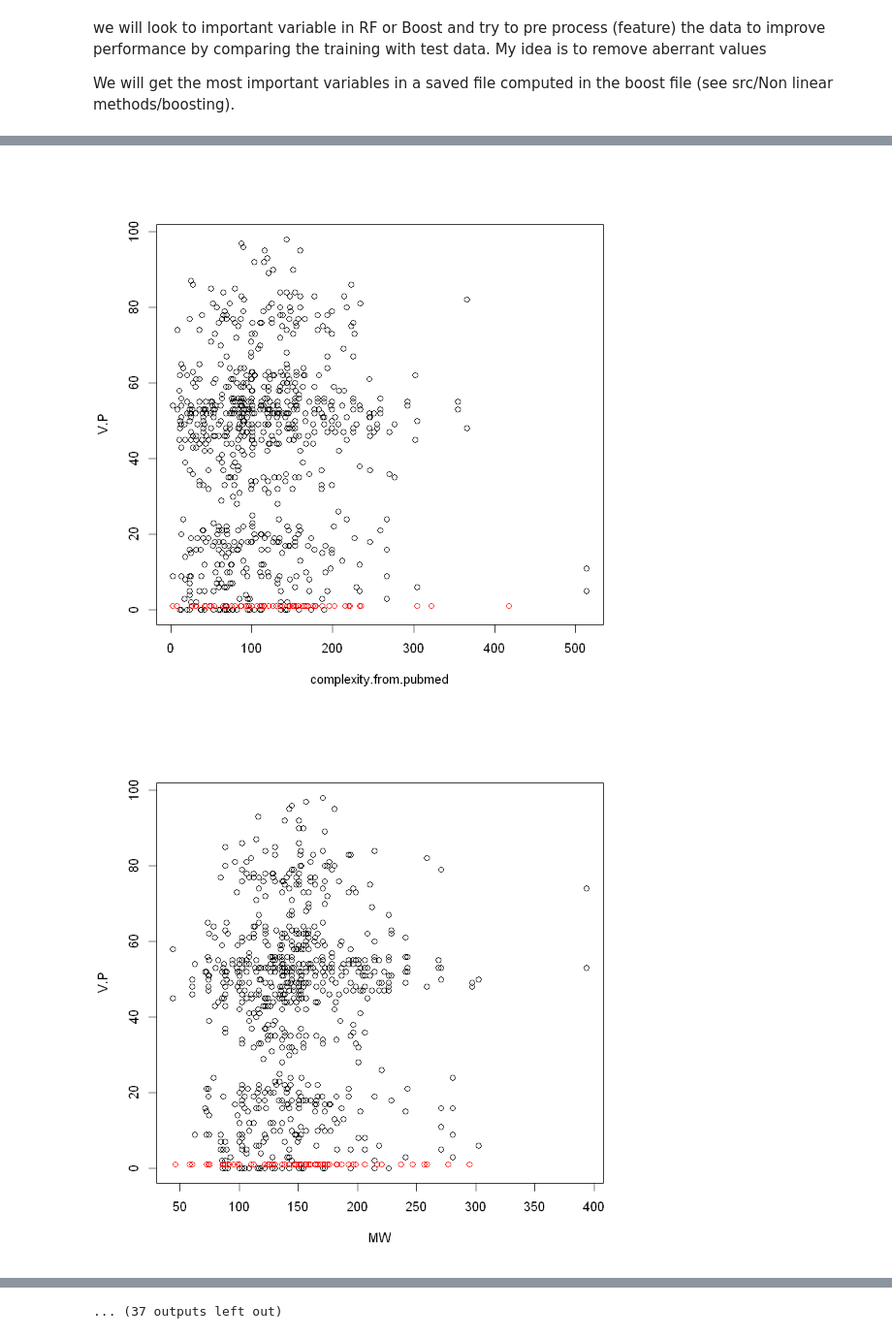
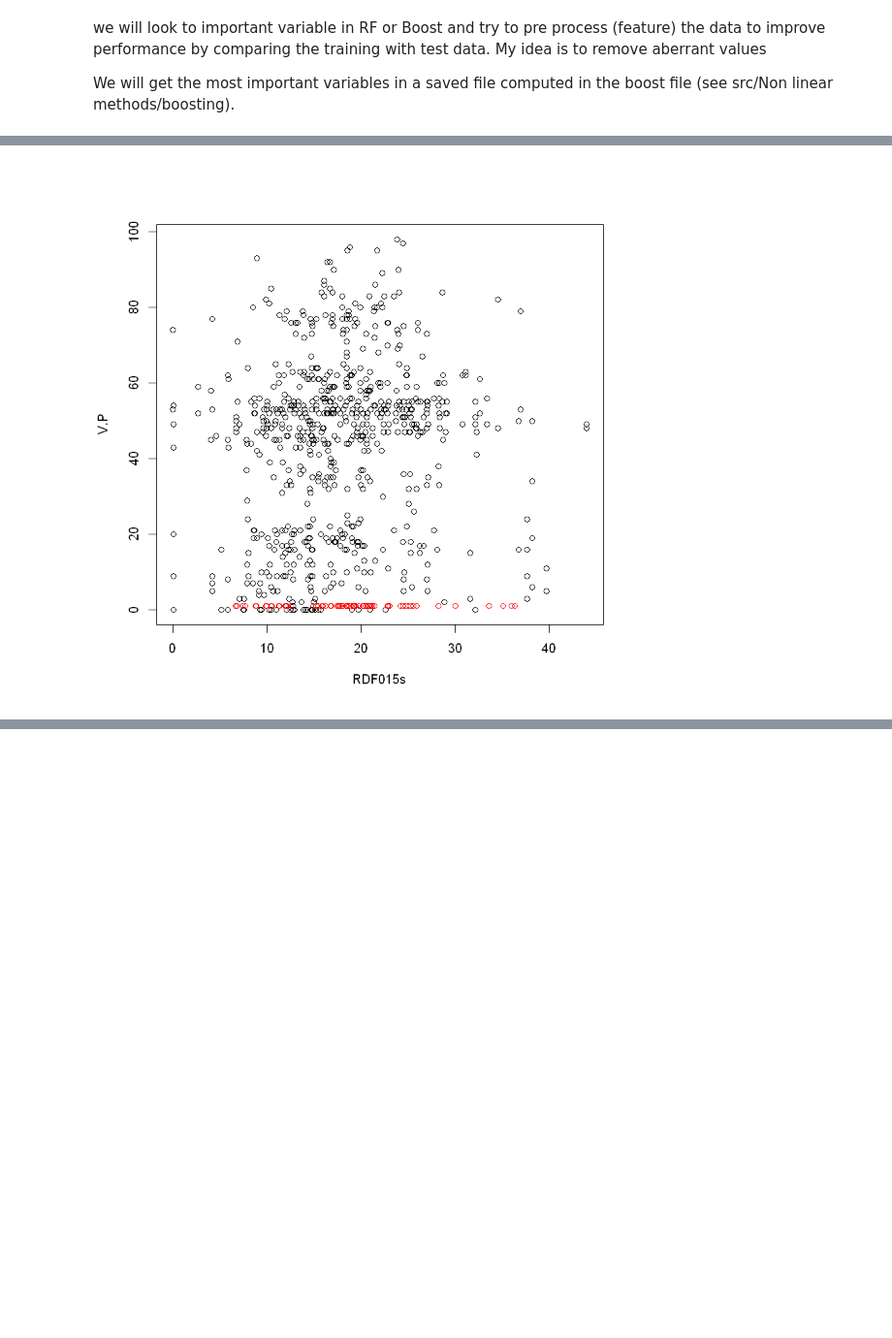
Before and after one commit to Candice-Romuald/ML-project, a Jupyter notebook: src/visualize data/Look test data.ipynb, the cells around one changed output, grey strips where cells are left out. Shown: that part at 97% size. Cells and saved outputs as stored; diff of their text form; code cells hidden in the pictures; blank space fills up the shorter version.

```diff
--- a/src/visualize data/Look test data.ipynb
+++ b/src/visualize data/Look test data.ipynb
@@ -59,3 +46,7 @@ We see that it does not really matter as the two class have about the same distr
 we will look to important variable in RF or Boost and try to pre process (feature) the data to improve performance by comparing the training with test data. My idea is to remove aberrant values
 
 We will get the most important variables in a saved file computed in the boost file (see src/Non linear methods/boosting).
+# %%
+imp <- read.csv(file = '../../Data/ImportanceBoost.csv')
+dim(imp)
+imp <- imp[1:1000,]
@@ -62,8 +73,6 @@ We will get the most important variables in a saved file computed in the boost f
 # %%
-for (i in 2:50) {
-    plot(train[,i],Y,xlab = col.name[i],ylab = 'V.P')
-    points(test[,i],rep(1,68),col = 2)
-}
+var <- imp[2,'Feature']
+plot(train[,as.character(var)],Y,xlab = var,ylab = 'V.P')
+points(test[,as.character(var)],rep(1,68),col = 2)
 # %% [output]
-[figure, old version]
+[figure, new version]
-[figure, removed]
@@ -80 +78,0 @@ for (i in 2:50) {
-... (37 outputs left out)
```
Also changed, not shown: parts of 6 cells of this notebook, 1 other file.
